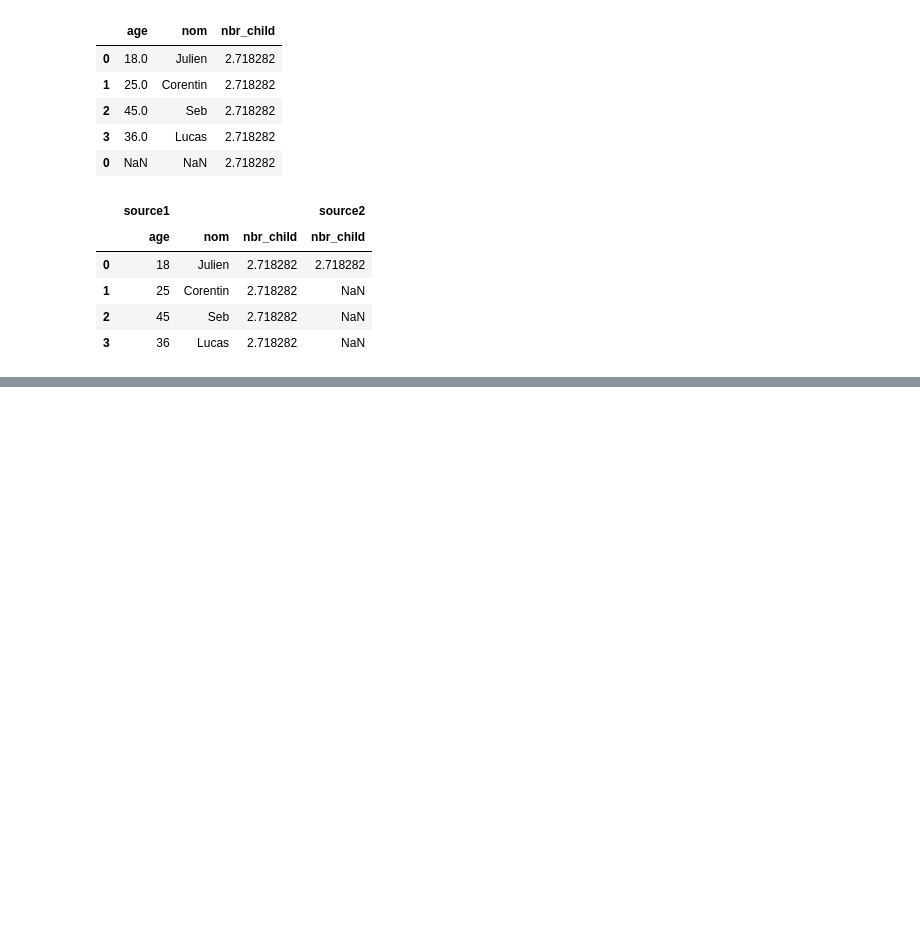
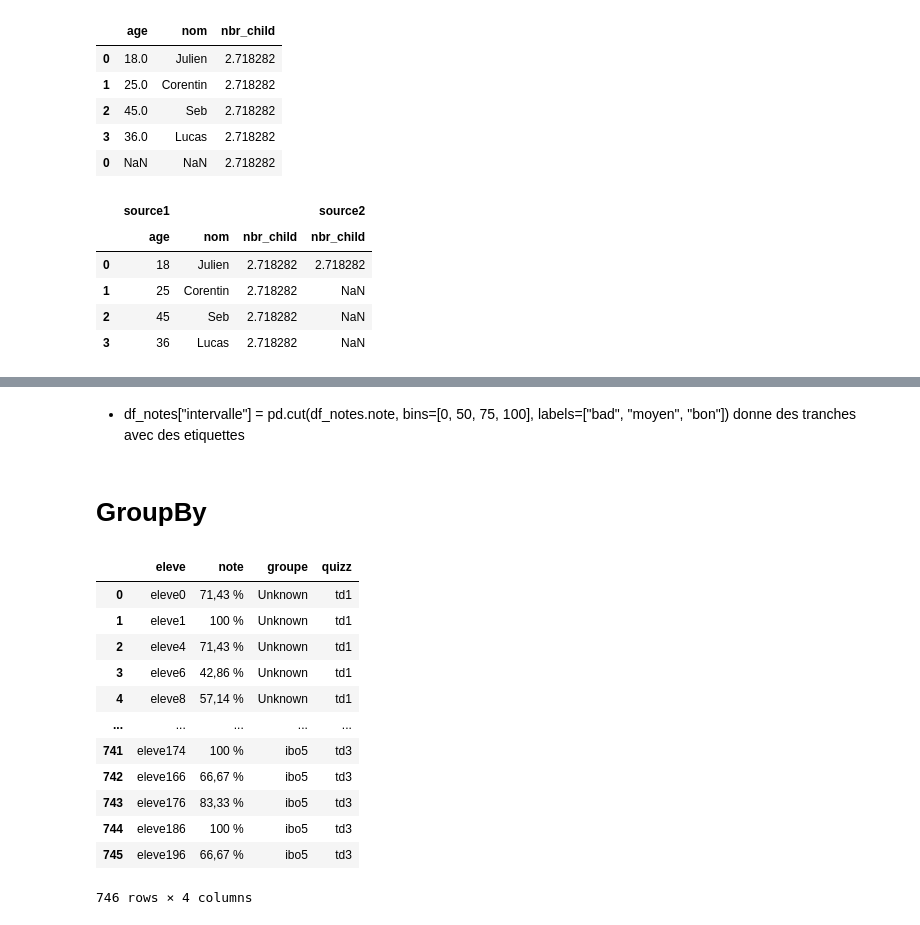
Before and after one commit to LucasLaurens/dataCollect, a Jupyter notebook: Panda.ipynb, the cells around one changed output, grey strips where cells are left out. Drawn from its saved outputs; the diff is of its cells as text; code cells hidden in the pictures; blank space fills up the shorter version.

```diff
--- a/Panda.ipynb
+++ b/Panda.ipynb
@@ -256,0 +481,20 @@ pd.merge(df, df2, )
+# %% [markdown]
+* df_notes["intervalle"] = pd.cut(df_notes.note, bins=[0, 50, 75, 100], labels=["bad", "moyen", "bon"]) donne des tranches avec des etiquettes
+# %% [markdown]
+# GroupBy
+# %%
+df_notes
+# %% [output]
+|  | eleve | note | groupe | quizz |
+| 0 | eleve0 | 71,43 % | Unknown | td1 |
+| 1 | eleve1 | 100 % | Unknown | td1 |
+| 2 | eleve4 | 71,43 % | Unknown | td1 |
+| 3 | eleve6 | 42,86 % | Unknown | td1 |
+| 4 | eleve8 | 57,14 % | Unknown | td1 |
+| ... | ... | ... | ... | ... |
+| 741 | eleve174 | 100 % | ibo5 | td3 |
+| 742 | eleve166 | 66,67 % | ibo5 | td3 |
+| 743 | eleve176 | 83,33 % | ibo5 | td3 |
+| 744 | eleve186 | 100 % | ibo5 | td3 |
+| 745 | eleve196 | 66,67 % | ibo5 | td3 |
+746 rows × 4 columns
```
Also changed, not shown: parts of 25 cells of this notebook, 1 other file.
